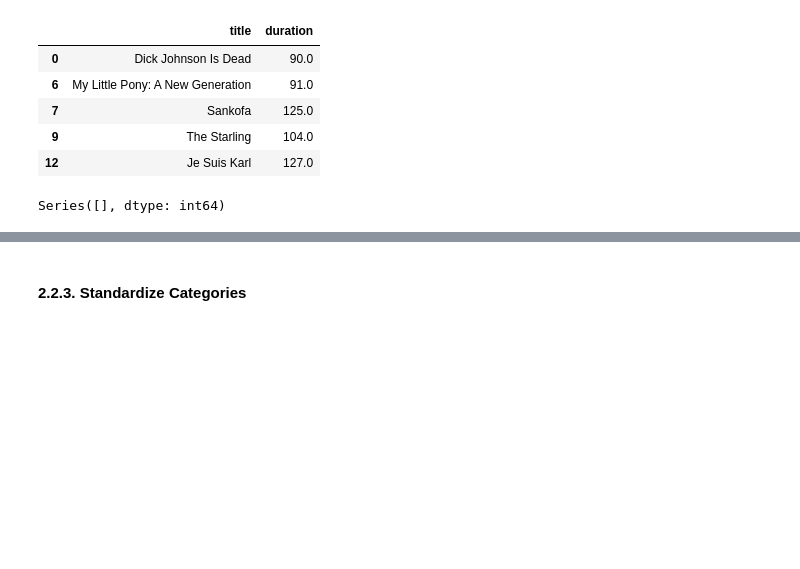
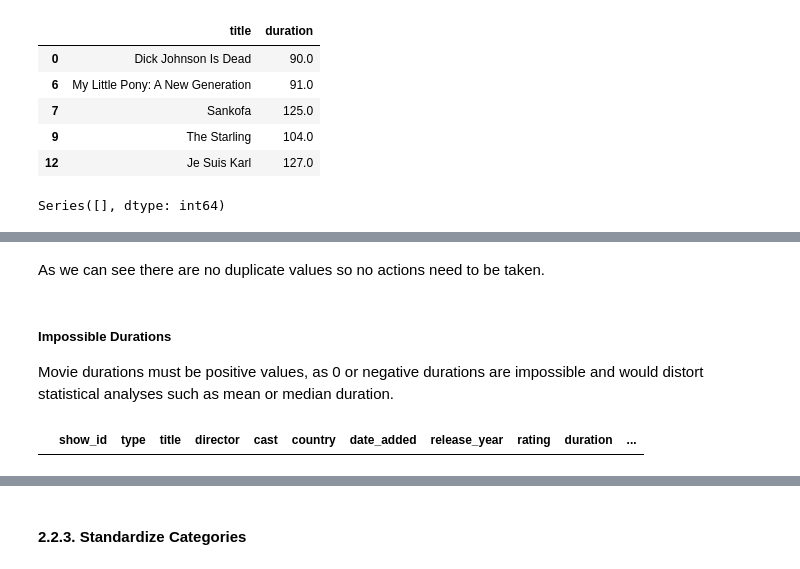
Before and after one commit to TomasrRodrigues/Netflix-Exploratory-Data-Analysis, a Jupyter notebook: NetflixEDA.ipynb, the cells around one changed output, grey strips where cells are left out. Drawn from its saved outputs; the diff is of its cells as text; code cells hidden in the pictures; blank space fills up the shorter version.

```diff
--- a/NetflixEDA.ipynb
+++ b/NetflixEDA.ipynb
@@ -395,0 +421,10 @@ As we can see the first TV show was added in 2008 which means that all the data
+# %% [markdown]
+As we can see there are no duplicate values so no actions need to be taken.
+# %% [markdown]
+######
+##### Impossible Durations
+Movie durations must be positive values, as 0 or negative durations are impossible and would distort statistical analyses such as mean or median duration.
+# %%
+display(movies_df[(movies_df['duration']<=0)])
+# %% [output]
+|  | show_id | type | title | director | cast | country | date_added | release_year | rating | duration | ... |
```
Also changed, not shown: parts of 15 cells of this notebook.
